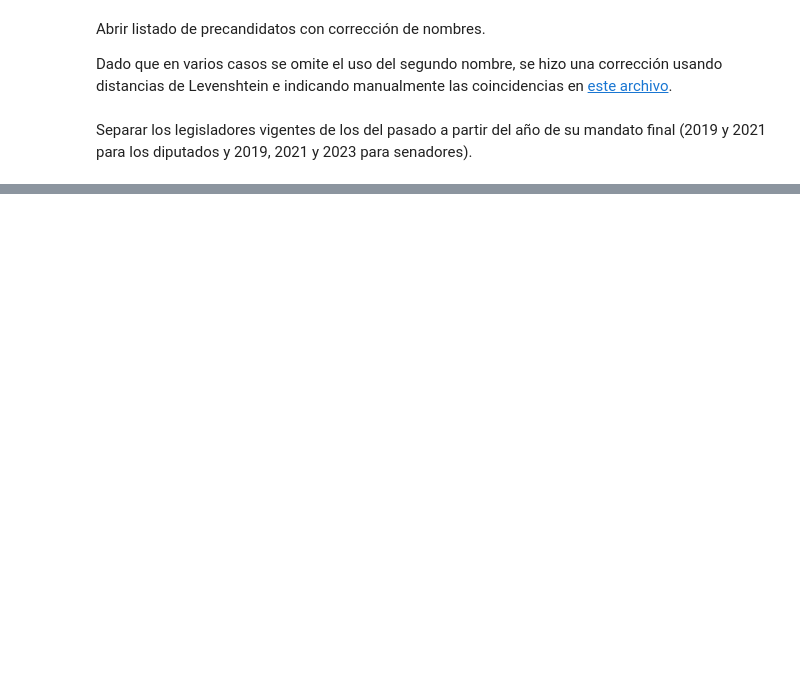
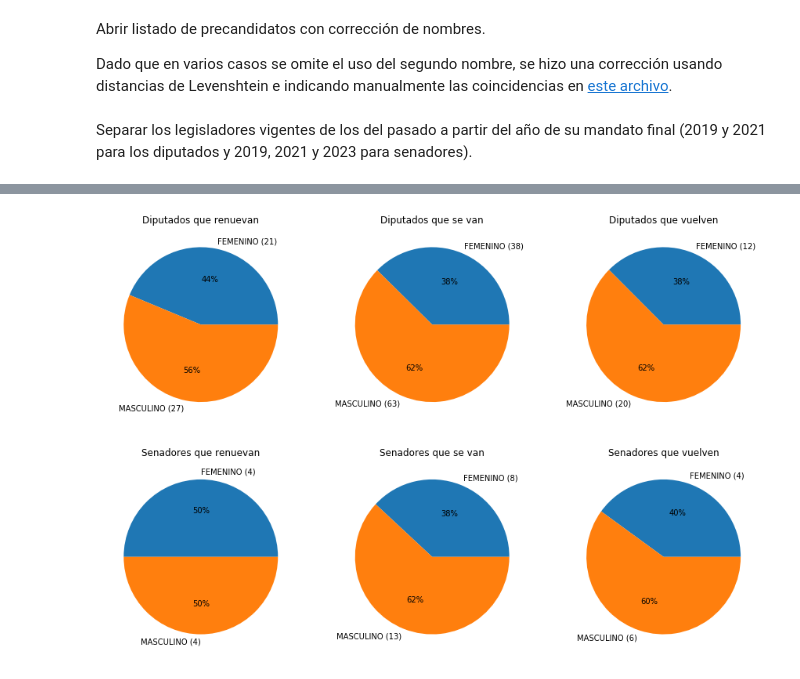
Before and after one commit to franciclo/baelige-reporte, a Jupyter notebook: Datos viejo nuevo congreso.ipynb, the cells around one changed output, grey strips where cells are left out. Drawn from its saved outputs; the diff is of its cells as text; code cells hidden in the pictures; blank space fills up the shorter version.

```diff
--- a/Datos viejo nuevo congreso.ipynb
+++ b/Datos viejo nuevo congreso.ipynb
@@ -73,0 +122,11 @@ Se evaluarán los grupos según las siguientes dimensiones:
+# %%
+graficosDeTorta([2,3,5], [
+    {'data': diputados_vigente[diputados_vigente['grupo'] == 'renueva'], 'groupby': 'diputado_sexo',        'title': 'Diputados que renuevan'},
+    {'data': diputados_vigente[diputados_vigente['grupo'] == 'deja'],    'groupby': 'diputado_sexo',        'title': 'Diputados que se van'},
+    {'data': diputados_pasado[diputados_pasado['vuelve']],               'groupby': 'diputado_sexo',        'title': 'Diputados que vuelven'},
+    {'data': senadores_vigente[senadores_vigente['grupo'] == 'renueva'], 'groupby': 'datospersonales_sexo', 'title': 'Senadores que renuevan'},
+    {'data': senadores_vigente[senadores_vigente['grupo'] == 'deja'],    'groupby': 'datospersonales_sexo', 'title': 'Senadores que se van'},
+    {'data': senadores_pasado[senadores_pasado['vuelve']],               'groupby': 'datospersonales_sexo', 'title': 'Senadores que vuelven'}
+])
+# %% [output]
+[figure, added]
```
Also changed, not shown: parts of 30 cells of this notebook.
